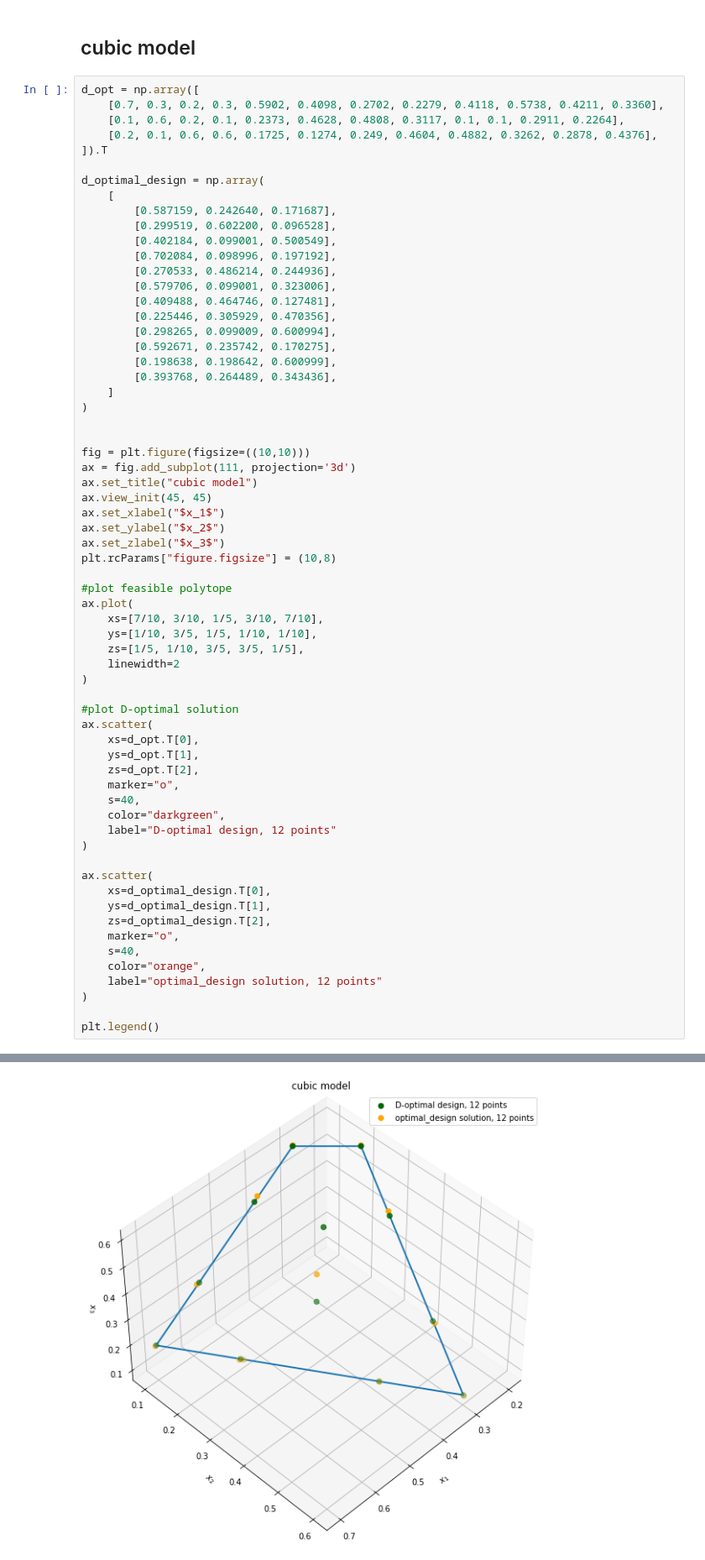
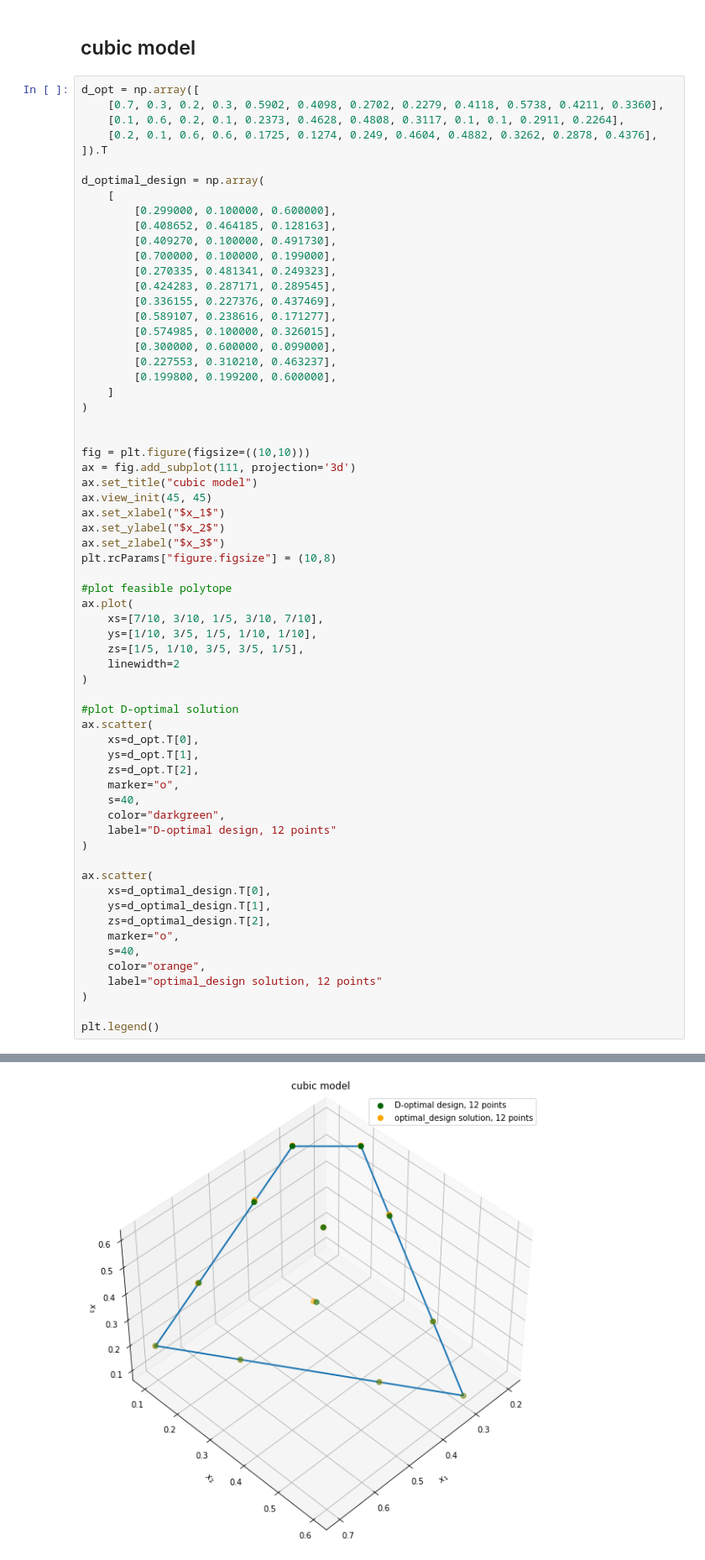
Before and after one commit to basf/doe, a Jupyter notebook: examples/linear_equalities_and_inequalities.ipynb, the cells around one changed output, grey strips where cells are left out. Shown at 84% size. Drawn from its saved outputs; the diff is of its cells as text.

```diff
--- a/examples/linear_equalities_and_inequalities.ipynb
+++ b/examples/linear_equalities_and_inequalities.ipynb
@@ -224,18 +224,18 @@ d_opt = np.array([
 
 d_optimal_design = np.array(
     [
-        [0.587159, 0.242640, 0.171687],
-        [0.299519, 0.602200, 0.096528],
-        [0.402184, 0.099001, 0.500549],
-        [0.702084, 0.098996, 0.197192],
-        [0.270533, 0.486214, 0.244936],
-        [0.579706, 0.099001, 0.323006],
-        [0.409488, 0.464746, 0.127481],
-        [0.225446, 0.305929, 0.470356],
-        [0.298265, 0.099009, 0.600994],
-        [0.592671, 0.235742, 0.170275],
-        [0.198638, 0.198642, 0.600999],
-        [0.393768, 0.264489, 0.343436],
+        [0.299000, 0.100000, 0.600000],
+        [0.408652, 0.464185, 0.128163],
+        [0.409270, 0.100000, 0.491730],
+        [0.700000, 0.100000, 0.199000],
+        [0.270335, 0.481341, 0.249323],
+        [0.424283, 0.287171, 0.289545],
+        [0.336155, 0.227376, 0.437469],
+        [0.589107, 0.238616, 0.171277],
+        [0.574985, 0.100000, 0.326015],
+        [0.300000, 0.600000, 0.099000],
+        [0.227553, 0.310210, 0.463237],
+        [0.199800, 0.199200, 0.600000],
     ]
 )
 
@@ -254,34 +254,34 @@ ax.plot(
     xs=[7/10, 3/10, 1/5, 3/10, 7/10],
     ys=[1/10, 3/5, 1/5, 1/10, 1/10],
     zs=[1/5, 1/10, 3/5, 3/5, 1/5],
     linewidth=2
 )
 
 #plot D-optimal solution
 ax.scatter(
     xs=d_opt.T[0],
     ys=d_opt.T[1],
     zs=d_opt.T[2],
     marker="o",
     s=40,
     color="darkgreen",
     label="D-optimal design, 12 points"
 )
 
 ax.scatter(
     xs=d_optimal_design.T[0],
     ys=d_optimal_design.T[1],
     zs=d_optimal_design.T[2],
     marker="o",
     s=40,
     color="orange",
     label="optimal_design solution, 12 points"
 )
 
 plt.legend()
 # %% [output]
 <matplotlib.legend.Legend at 0x...>
-[figure, old version]
+[figure, new version]
 # %%
 f = "-1 + x1 + x2 + x3 + x1:x2 + x1:x3 + x2:x3"
 for i in range(1,3):
```
Also changed, not shown: parts of 8 cells of this notebook, 2 other files.
